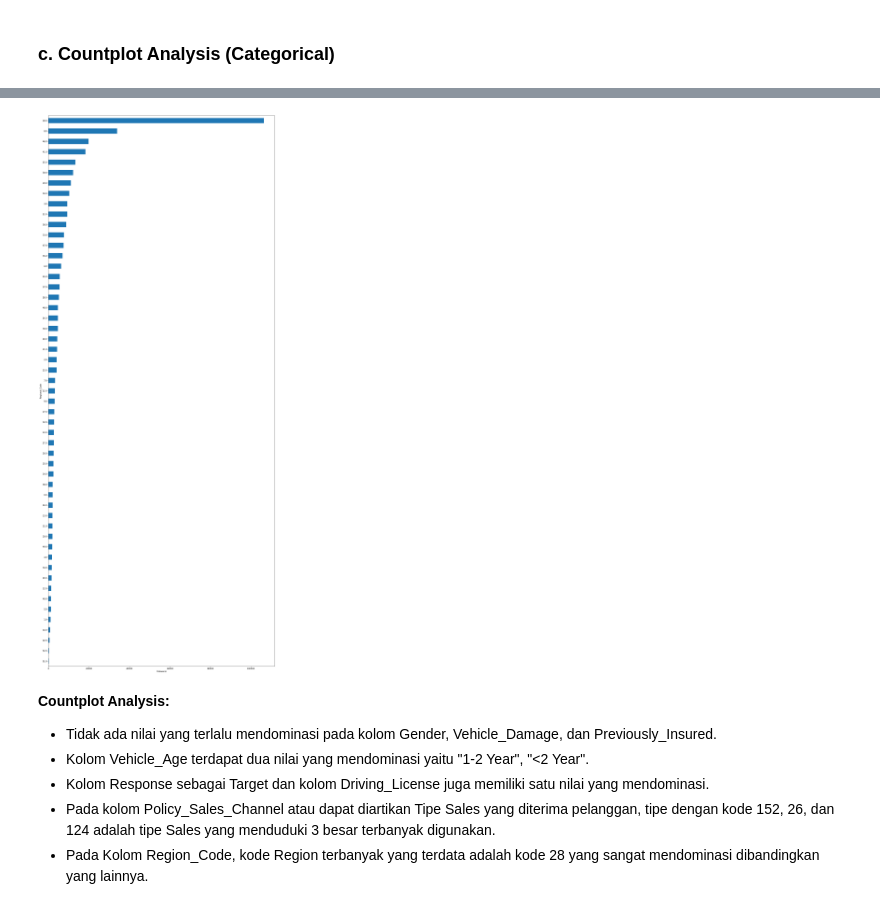
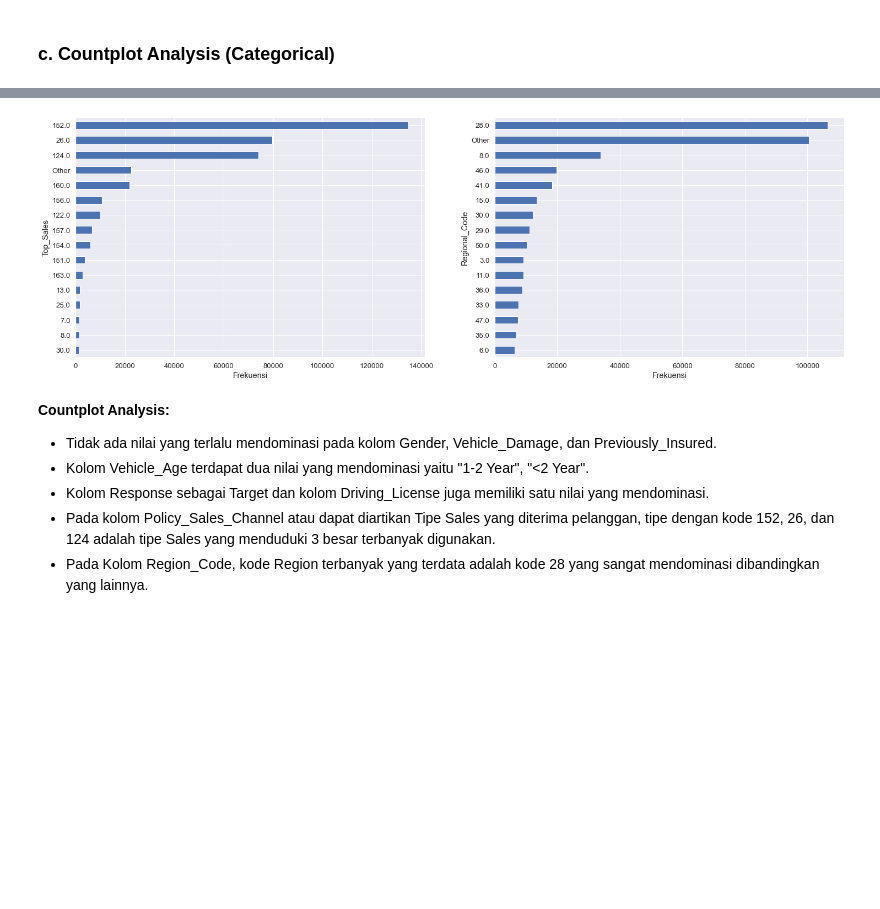
Before and after one commit to anggitask/Hello_Sigma, a Jupyter notebook: FinPro Sigma EDA.ipynb, the cells around one changed output, grey strips where cells are left out. Drawn from its saved outputs; the diff is of its cells as text; code cells hidden in the pictures; blank space fills up the shorter version.

```diff
--- a/FinPro Sigma EDA.ipynb
+++ b/FinPro Sigma EDA.ipynb
@@ -236,6 +236,6 @@ Total outlier pada variabel Annual_Premium adalah 10320 baris data
 # %% [markdown]
 ### c. Countplot Analysis (Categorical)
 # %%
-fitur = cat.drop(['id'], axis=1).columns
+fitur = cat.drop(['id','Region_Code','Policy_Sales_Channel'], axis=1).columns
 fitur
 # %% [output]
@@ -263,12 +297,21 @@ plt.show()
 # %%
-freqRegional_Code = cat['Region_Code'].value_counts(ascending=True)
+plt.rcParams['figure.figsize'] = (25,8)
+sns.set(font_scale=1.2)
+plt.subplot(1, 2, 1)
+freqPolicy_Sales_Channel = df['Top_Sales'].value_counts(ascending=True)
+freqPolicy_Sales_Channel.plot(kind='barh')
+plt.ylabel('Top_Sales')
+plt.xlabel('Frekuensi')
+
+
+plt.subplot(1, 2, 2)
+freqRegional_Code = df['Top_Region'].value_counts(ascending=True)
 freqRegional_Code.plot(kind='barh')
-plt.rcParams['figure.figsize'] = (20,15)
 plt.ylabel('Regional_Code')
 plt.xlabel('Frekuensi')
 plt.show()
 # %% [output]
-[figure, old version]
+[figure, new version]
 # %% [markdown]
 **Countplot Analysis:**
 - Tidak ada nilai yang terlalu mendominasi pada kolom Gender, Vehicle_Damage, dan Previously_Insured.
```
Also changed, not shown: parts of 21 cells of this notebook.
